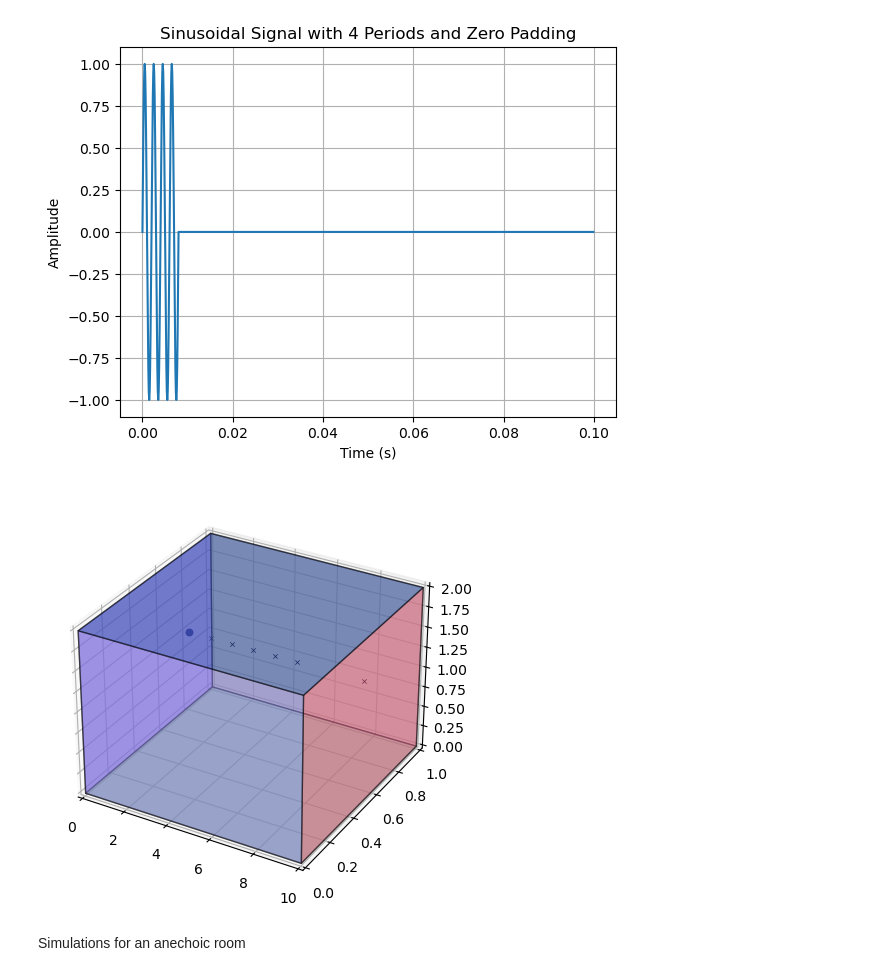
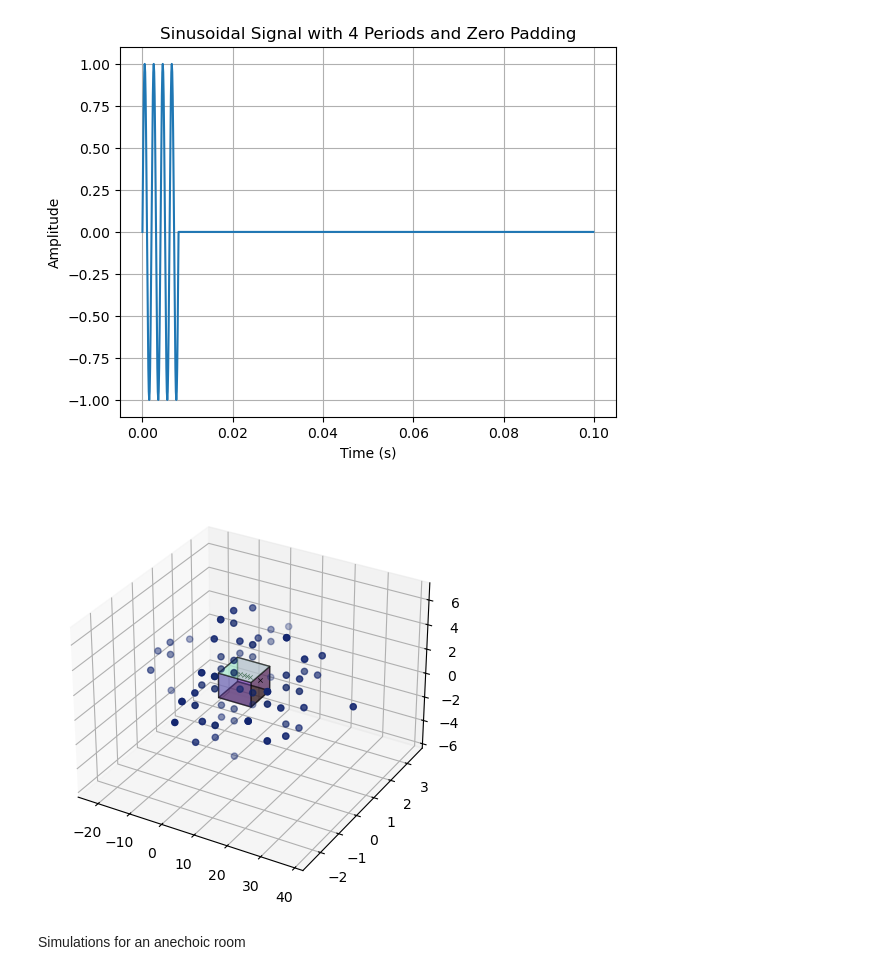
Before and after one commit to PierreDOE/TP2_Acoustics, a Jupyter notebook: Pierre_doe_TP2.ipynb, the cells around one changed output. Drawn from its saved outputs; the diff is of its cells as text; code cells hidden in the pictures.

```diff
--- a/Pierre_doe_TP2.ipynb
+++ b/Pierre_doe_TP2.ipynb
@@ -126,34 +126,34 @@ plt.show()
 # %%
 # specify signal source
 fs, signal = wavfile.read("arctic_a0010.wav")
 fs = samples
-ordre_voulu = 0
+ordre_voulu = 3
 
 # set max_order to a low value for a quick (but less accurate) RIR
 room = pra.Room.from_corners(corners, fs=fs, max_order=ordre_voulu, materials=pra.Material(0.2, 0.15), ray_tracing=False, air_absorption=True, absorption=0)
 room.extrude(2., materials=pra.Material(0.2, 0.15))
 
 
 # Set the ray tracing parameters
 #room.set_ray_tracing(receiver_radius=0.5, n_rays=10000, energy_thres=1e-5)
 
 # add source and set the signal to WAV file content
 room.add_source([2, 0.5, 1.5], signal=extended_signal)
 
 # add two-microphone array
 R = np.array([[3,4,5,6,7,10], [0.5,0.5,0.5, 0.5,0.5,0.5], [1.5,1.5,1.5, 1.5,1.5, 1.5]])  # [[x], [y], [z]]
 room.add_microphone(R)
 
 # compute image sources
 room.image_source_model()
 
 # visualize 3D polyhedron room and image sources
 # img_ordre donne le niveau maximum d'ordre de reflexion des sources
 # Ce schéma affiche les sources et les sources mirrorés si les parois sont reflechissantes => + de sources mirroir
 fig, ax = room.plot(img_order= ordre_voulu)
 fig.set_size_inches(4,6)
 # %% [output]
-[figure, old version]
+[figure, new version]
 # %% [markdown]
 Simulations for an anechoic room
 # %% [markdown]
```
Also changed, not shown: parts of 17 cells of this notebook.
